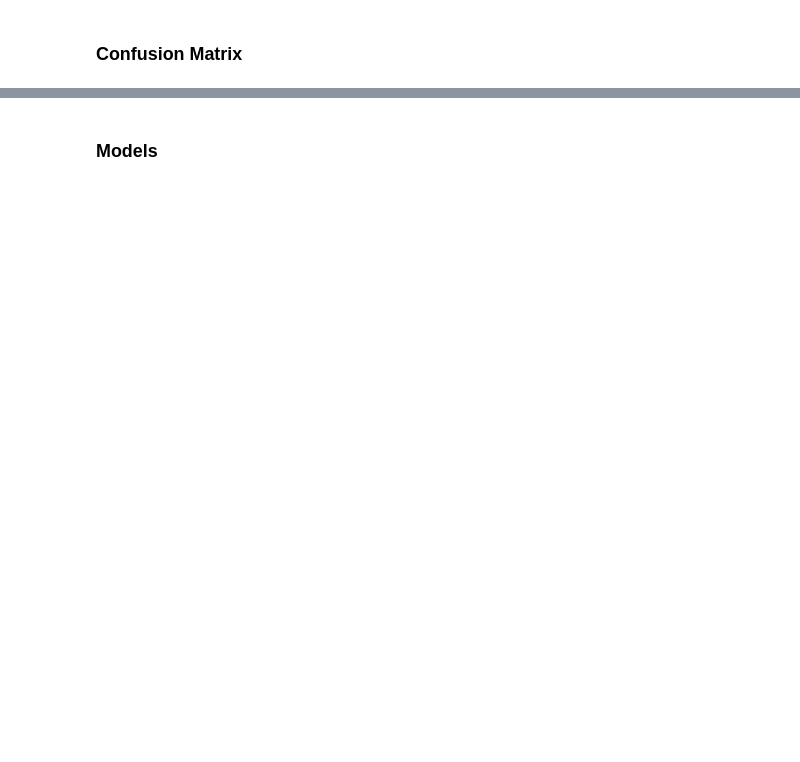
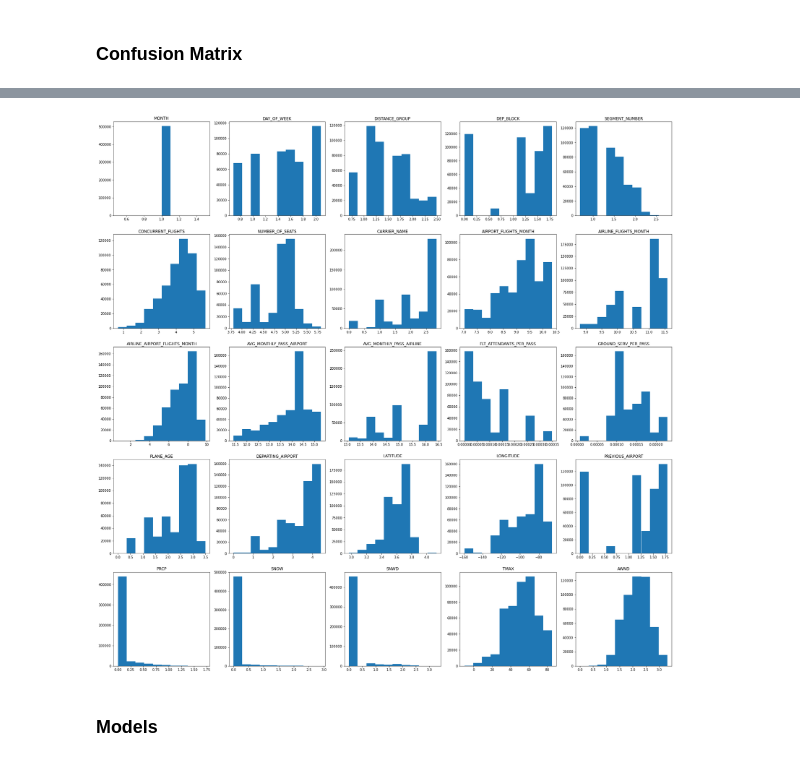
Before and after one commit to mammadov7/Large-Dataset-Mining, a Jupyter notebook: project.ipynb, the cells around one changed output, grey strips where cells are left out. Drawn from its saved outputs; the diff is of its cells as text; code cells hidden in the pictures; blank space fills up the shorter version.

```diff
--- a/project.ipynb
+++ b/project.ipynb
@@ -66,3 +69,7 @@ scale(df,cols)
+# %%
+histogram(df)
+# %% [output]
+[figure, added]
 # %% [markdown]
 ### Models
 # %%
```
Also changed, not shown: parts of 14 cells of this notebook.
